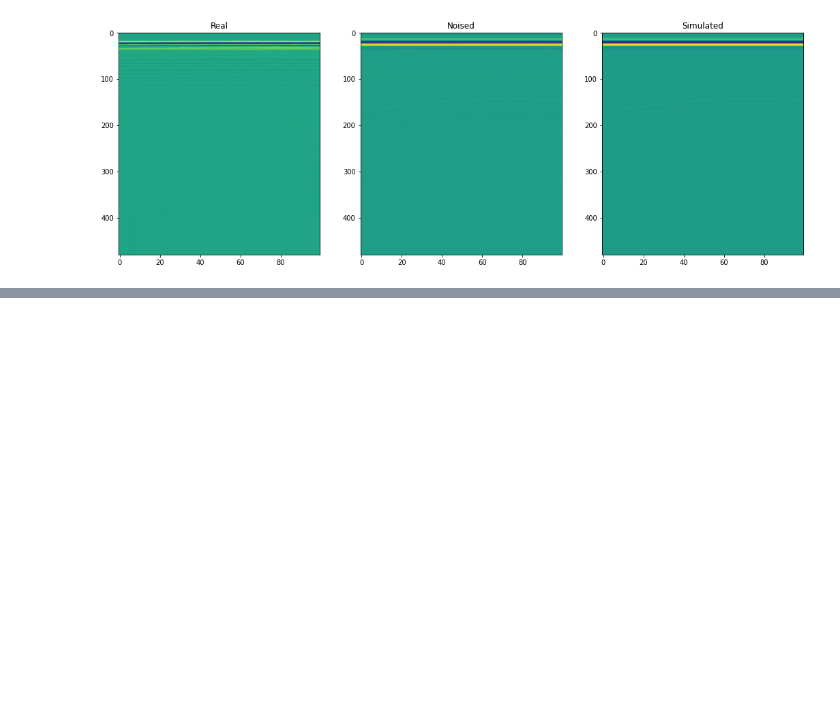
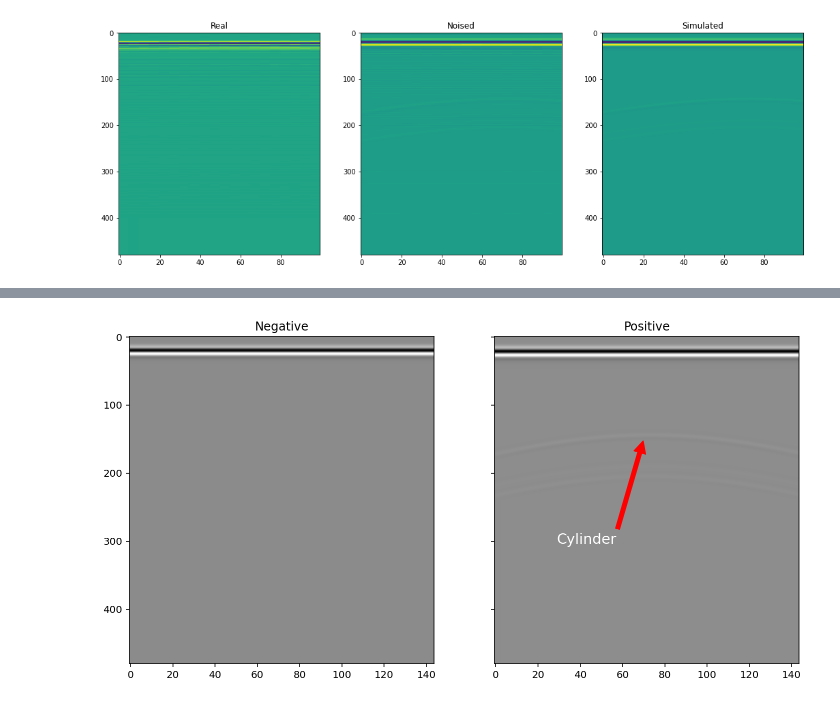
Before and after one commit to jeanruggiero/masters-thesis, a Jupyter notebook: DataExploration.ipynb, the cells around one changed output, grey strips where cells are left out. Saved outputs shown, nothing was run; the diff lists cells and outputs as text; code cells hidden in the pictures; blank space fills up the shorter version.

```diff
--- a/DataExploration.ipynb
+++ b/DataExploration.ipynb
@@ -571,0 +679,4 @@ imshow(noised, aspect="auto")
+# %%
+output_time_range = 120
+sample_rate = 4  # samples per ns
+resample = True
@@ -571,0 +685,5 @@ imshow(noised, aspect="auto")
+# %%
+simp = resample_scan(S3DataLoader.load_scan('jean-masters-thesis', 'simulations/merged/626_merged.csv').T,
+                  sample_rate, output_time_range)
+simn = resample_scan(S3DataLoader.load_scan('jean-masters-thesis', 'simulations/merged/20019_merged.csv').T,
+                  sample_rate, output_time_range)
@@ -571,0 +694,16 @@ imshow(noised, aspect="auto")
+# %%
+with plt.rc_context({'figure.figsize': [12, 6]}):
+    fig, axes = plt.subplots(1, 2, sharex=True, sharey=True)
+    axes[0].imshow(simn, aspect='auto', cmap='gray')
+    axes[0].set_title('Negative')
+
+    axes[1].imshow(simp, aspect='auto', cmap='gray')
+    axes[1].set_title('Positive')
+
+    axes[1].annotate('Cylinder',
+            xy=(70, 150), xycoords='data',
+            xytext=(0.4, 0.4), textcoords='axes fraction', color='white', size='x-large',
+            arrowprops=dict(facecolor='red', edgecolor='red', shrink=0.02),
+            horizontalalignment='right', verticalalignment='top')
+# %% [output]
+[figure, added]
```
Also changed, not shown: parts of 19 cells of this notebook, 5 other files.
